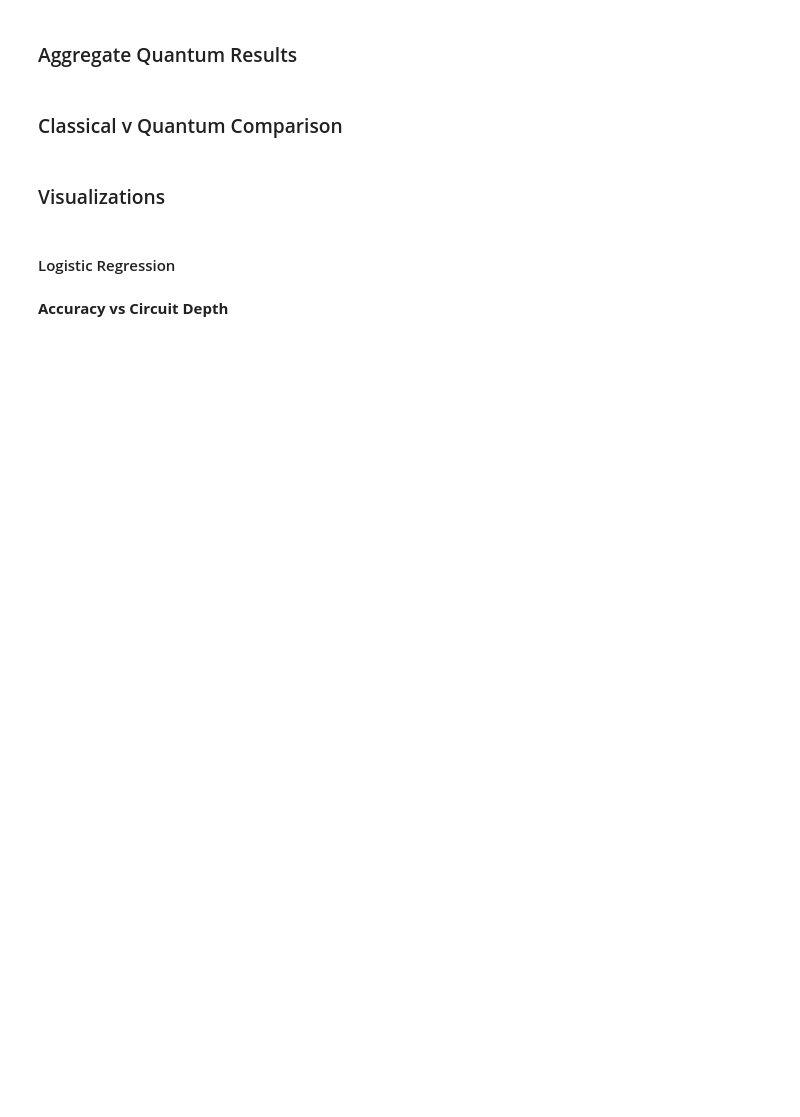
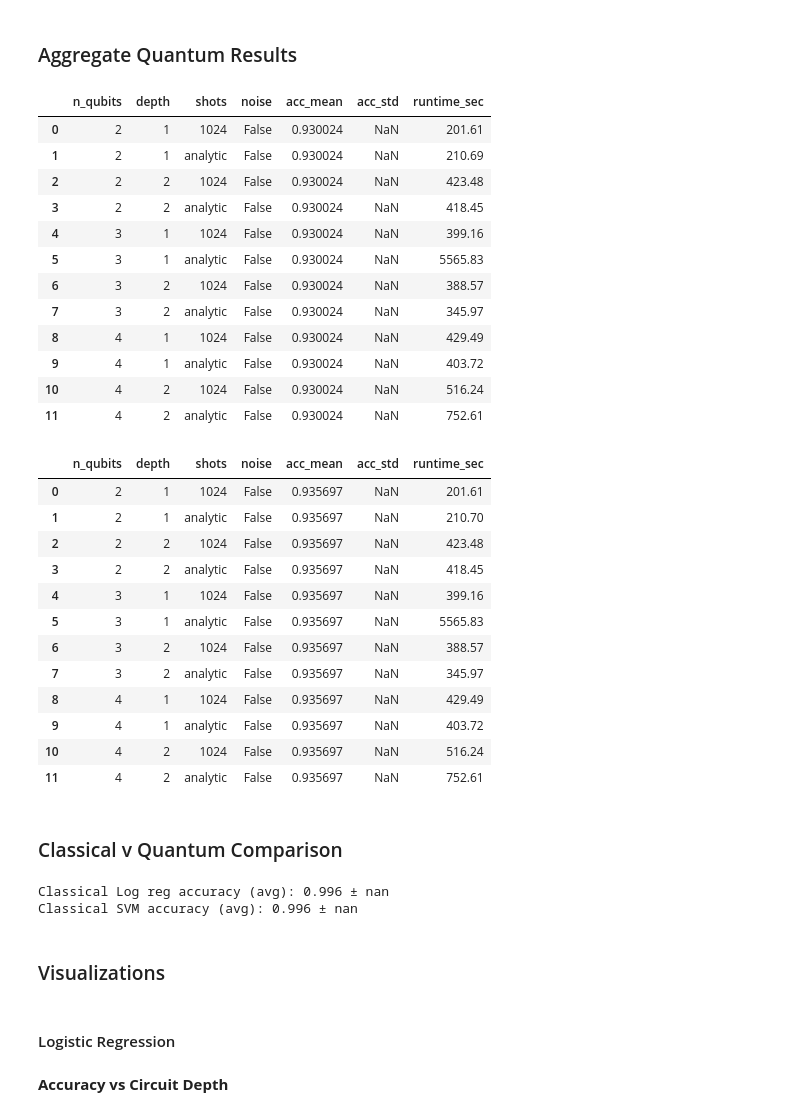
Before and after one commit to apayne185/quantum-feature-maps, a Jupyter notebook: notebooks/final_analysis.ipynb, the cells around one changed output. Saved outputs shown, nothing was run; the diff lists cells and outputs as text; code cells hidden in the pictures; blank space fills up the shorter version.

```diff
--- a/notebooks/final_analysis.ipynb
+++ b/notebooks/final_analysis.ipynb
@@ -19,10 +19,10 @@ import os
 sns.set(style="whitegrid", context="talk", palette="muted")
 plt.rcParams["figure.figsize"] = (10, 6)
 
-c_lr_path = "../results/quantum_log_reg_sweep_results.csv"
-c_svm_path = "../results/quantum_log_reg_sweep_results.csv"
-q_lr_path = "../results/quantum_log_reg_sweep_results.csv"
-q_svm_path = "../results/quantum_svm_sweep_results.csv"
+c_lr_path = "../results/metrics/lr_results.csv"
+c_svm_path = "../results/metrics/svm_results.csv"
+q_lr_path = "../results/metrics/q_lr_sweep_results.csv"
+q_svm_path = "../results/metrics/q_svm_sweep_results.csv"
 
 c_lr_df = pd.read_csv(c_lr_path)
 c_svm_df = pd.read_csv(c_svm_path)
@@ -39,17 +56,44 @@ display(q_svm_df.head())
 # %%
 q_lr_agg = q_lr_df.groupby(["n_qubits", "depth", "shots", "noise"]).agg({
     "accuracy":["mean", "std"],
     "runtime_sec": "mean"}).reset_index()
 
 q_svm_agg = q_svm_df.groupby(["n_qubits", "depth", "shots", "noise"]).agg({
     "accuracy":["mean", "std"],
     "runtime_sec": "mean"}).reset_index()
 
 q_lr_agg.columns = ["n_qubits", "depth", "shots", "noise", "acc_mean", "acc_std", "runtime_sec"]
-q_swm_agg.columns = ["n_qubits", "depth", "shots", "noise", "acc_mean", "acc_std", "runtime_sec"]
+q_svm_agg.columns = ["n_qubits", "depth", "shots", "noise", "acc_mean", "acc_std", "runtime_sec"]
 
 display(q_lr_agg)
-display(q_swm_agg)
+display(q_svm_agg)
+# %% [output]
+|  | n_qubits | depth | shots | noise | acc_mean | acc_std | runtime_sec |
+| 0 | 2 | 1 | 1024 | False | 0.930024 | NaN | 201.61 |
+| 1 | 2 | 1 | analytic | False | 0.930024 | NaN | 210.69 |
+| 2 | 2 | 2 | 1024 | False | 0.930024 | NaN | 423.48 |
+| 3 | 2 | 2 | analytic | False | 0.930024 | NaN | 418.45 |
+| 4 | 3 | 1 | 1024 | False | 0.930024 | NaN | 399.16 |
+| 5 | 3 | 1 | analytic | False | 0.930024 | NaN | 5565.83 |
+| 6 | 3 | 2 | 1024 | False | 0.930024 | NaN | 388.57 |
+| 7 | 3 | 2 | analytic | False | 0.930024 | NaN | 345.97 |
+| 8 | 4 | 1 | 1024 | False | 0.930024 | NaN | 429.49 |
+| 9 | 4 | 1 | analytic | False | 0.930024 | NaN | 403.72 |
+| 10 | 4 | 2 | 1024 | False | 0.930024 | NaN | 516.24 |
+| 11 | 4 | 2 | analytic | False | 0.930024 | NaN | 752.61 |
+|  | n_qubits | depth | shots | noise | acc_mean | acc_std | runtime_sec |
+| 0 | 2 | 1 | 1024 | False | 0.935697 | NaN | 201.61 |
+| 1 | 2 | 1 | analytic | False | 0.935697 | NaN | 210.70 |
+| 2 | 2 | 2 | 1024 | False | 0.935697 | NaN | 423.48 |
+| 3 | 2 | 2 | analytic | False | 0.935697 | NaN | 418.45 |
+| 4 | 3 | 1 | 1024 | False | 0.935697 | NaN | 399.16 |
+| 5 | 3 | 1 | analytic | False | 0.935697 | NaN | 5565.83 |
+| 6 | 3 | 2 | 1024 | False | 0.935697 | NaN | 388.57 |
+| 7 | 3 | 2 | analytic | False | 0.935697 | NaN | 345.97 |
+| 8 | 4 | 1 | 1024 | False | 0.935697 | NaN | 429.49 |
+| 9 | 4 | 1 | analytic | False | 0.935697 | NaN | 403.72 |
+| 10 | 4 | 2 | 1024 | False | 0.935697 | NaN | 516.24 |
+| 11 | 4 | 2 | analytic | False | 0.935697 | NaN | 752.61 |
 # %% [markdown]
 ### Classical v Quantum Comparison
 # %%
@@ -64,6 +108,9 @@ print(f"Classical SVM accuracy (avg): {c_svm_acc:.3f} ± {c_svm_std:.3f}")
 
 q_lr_agg["improvement_over_classical"] = q_lr_agg["acc_mean"] - c_lr_acc
 q_svm_agg["improvement_over_classical"] = q_svm_agg["acc_mean"] - c_svm_acc
+# %% [output]
+Classical Log reg accuracy (avg): 0.996 ± nan
+Classical SVM accuracy (avg): 0.996 ± nan
 # %% [markdown]
 ### Visualizations
 # %% [markdown]
```
Also changed, not shown: parts of 10 cells of this notebook, 11 other files.
